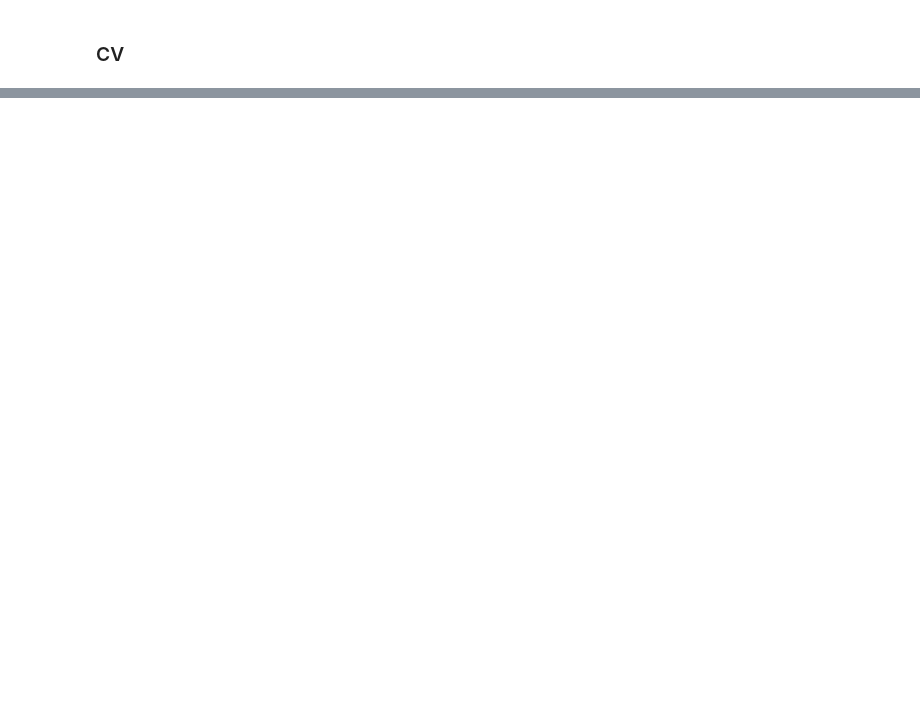
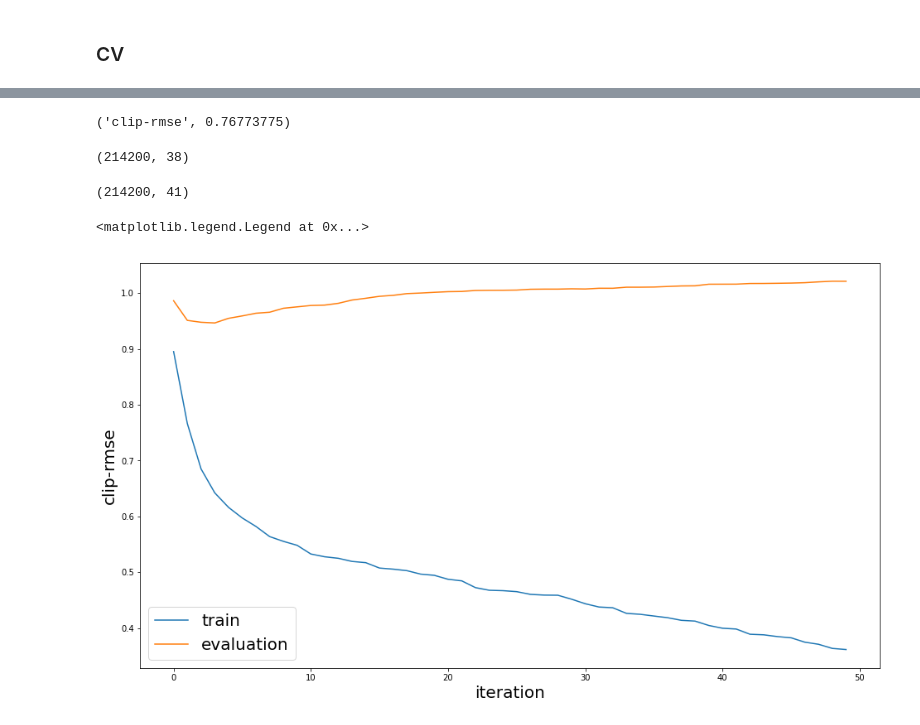
Before and after one commit to LiYan1988/predict_future_sales, a Jupyter notebook: eda_10.ipynb, the cells around one changed output, grey strips where cells are left out. Cells and saved outputs as stored; diff of their text form; code cells hidden in the pictures; blank space fills up the shorter version.

```diff
--- a/eda_10.ipynb
+++ b/eda_10.ipynb
@@ -110,0 +172,6 @@ for idx, col, val, agf in tqdm.tqdm_notebook(list(itertools.product(index_list,
+# %%
+preds = bst.predict(xgb.DMatrix(x_val))
+preds_clip_rmse = clip_rmse(preds, dval)
+print(preds_clip_rmse)
+# %% [output]
+('clip-rmse', 0.76773775)
@@ -110,0 +185,12 @@ for idx, col, val, agf in tqdm.tqdm_notebook(list(itertools.product(index_list,
+# %%
+x_train.shape
+# %% [output]
+(214200, 38)
+# %%
+feature_dict['cnt'].shape
+# %% [output]
+(214200, 41)
+# %%
+train = feature_dict['cnt'].fillna(0.0)
+# %%
+train = pd.concat((train.iloc[:, :6], train.iloc[:, 6:]), axis=1, sort=False)
@@ -110,0 +203,44 @@ for idx, col, val, agf in tqdm.tqdm_notebook(list(itertools.product(index_list,
+# %%
+x_train = train[cols_train].values
+y_train = train['cnt_32']
+
+x_val = train[cols_val].values
+y_val = train['cnt_33']
+# %%
+u = train.iloc[:, :6]
+cols_train = ['cnt_'+str(k) for k in range(32)]
+cols_val = ['cnt_'+str(k) for k in range(1, 33)]
+
+x_train = pd.concat((u, train[cols_train]), axis=1, sort=False).values
+x_val = pd.concat((u, train[cols_val]), axis=1, sort=False).values
+# %%
+param = {'max_depth': 14,
+        'subsample': 1,
+        'min_child_weight': 0.5,
+        'eta': 0.3,
+        'seed': 1,
+        'silent': 1,
+        'maximize': False}
+
+progress = dict()
+dtrain = xgb.DMatrix(x_train, y_train)
+dval = xgb.DMatrix(x_val, y_val)
+watchlist = [(dtrain, 'train'), (dval, 'val')]
+
+bst = xgb.train(param,
+                dtrain,
+                evals=watchlist,
+                evals_result=progress,
+                verbose_eval=False,
+                num_boost_round=50,
+                feval=clip_rmse)
+
+plt.figure(figsize=(16, 9))
+plt.plot(progress['train']['clip-rmse'], label='train')
+plt.plot(progress['val']['clip-rmse'], label='evaluation')
+plt.ylabel('clip-rmse', fontsize=20)
+plt.xlabel('iteration', fontsize=20)
+plt.legend(fontsize=20)
+# %% [output]
+<matplotlib.legend.Legend at 0x...>
+[figure, added]
```
Also changed, not shown: parts of 6 cells of this notebook, 3 other files.
